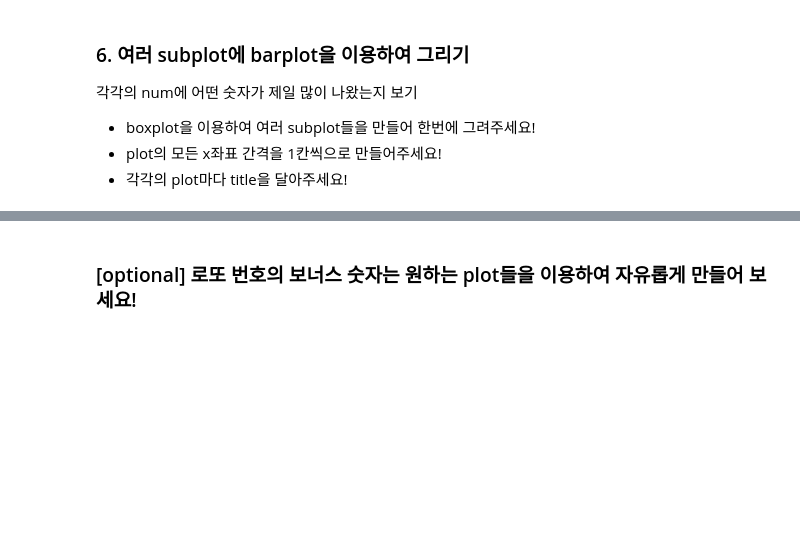
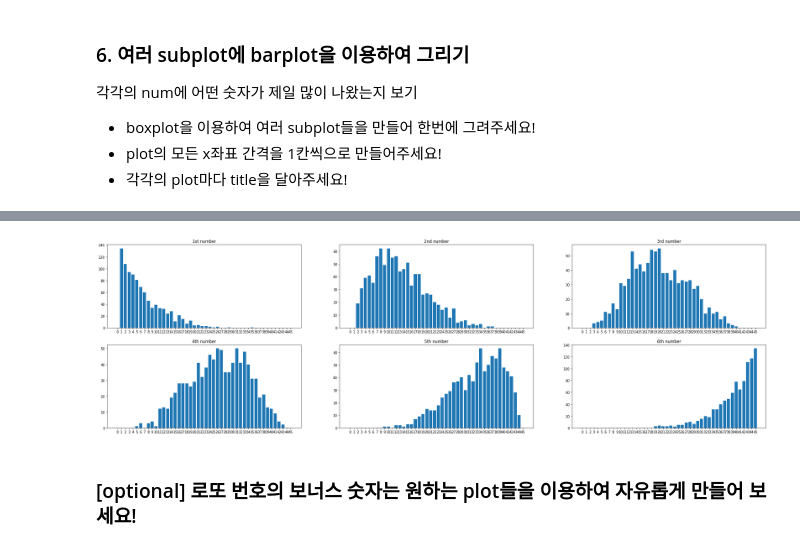
Before and after one commit to KangHyup/DataAnalysisProgramming, a Jupyter notebook: lecture4_ipynb의_사본.ipynb, the cells around one changed output, grey strips where cells are left out. Cells and saved outputs as stored; diff of their text form; code cells hidden in the pictures; blank space fills up the shorter version.

```diff
--- a/lecture4_ipynb의_사본.ipynb
+++ b/lecture4_ipynb의_사본.ipynb
@@ -541,3 +480,35 @@ plt.show()
+# %%
+fig, ax = plt.subplots(2,3)
+fig.set_size_inches((35,10))
+plt.subplots_adjust(wspace=0.2,hspace=0.2)
+
+########### Make Code #####################
+x_val = []
+y_val = []
+
+for i in range(46):
+    x_val.append(i)
+for cnt in range(1, 7):
+  y_val.clear()
+  for i in range(46):
+    y_val.append(len(df_lotto.loc[df_lotto['num%d' % cnt] == i]))
+  plt.subplot(2, 3, cnt)                #2X3크기중 첫번쨰 그래프
+  plt.bar(x = x_val,height = y_val)   #바그래프 함수
+  plt.xticks(x_val)
+  if cnt is 1:
+    plt.title('1st number')
+  elif cnt is 2:
+    plt.title('2nd number')
+  elif cnt is 3:
+    plt.title('3rd number')
+  else:
+    plt.title('%dth number' % cnt)
+
+###########################################
+
+plt.show()
+# %% [output]
+[figure, added]
 # %% [markdown]
 ### [optional] 로또 번호의 보너스 숫자는 원하는 plot들을 이용하여 자유롭게 만들어 보세요!
 # %%
```
Also changed, not shown: parts of 1 cell of this notebook.
